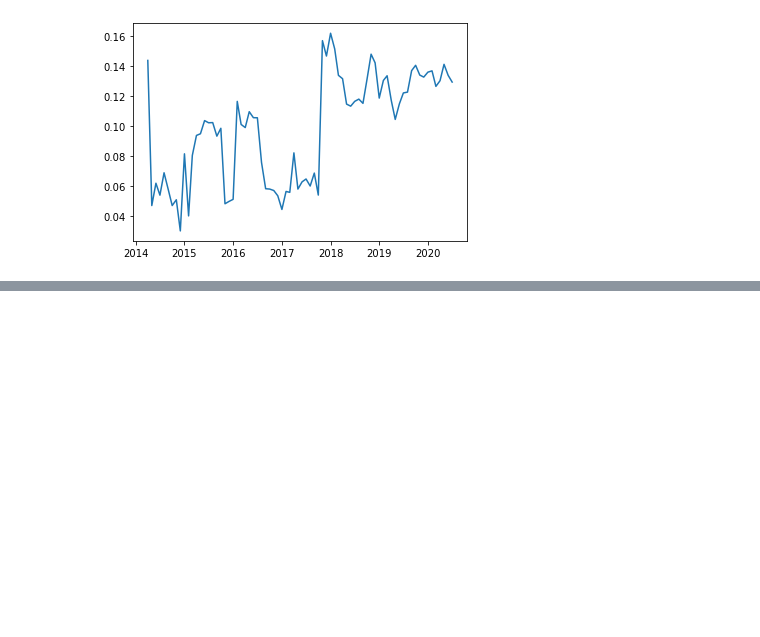
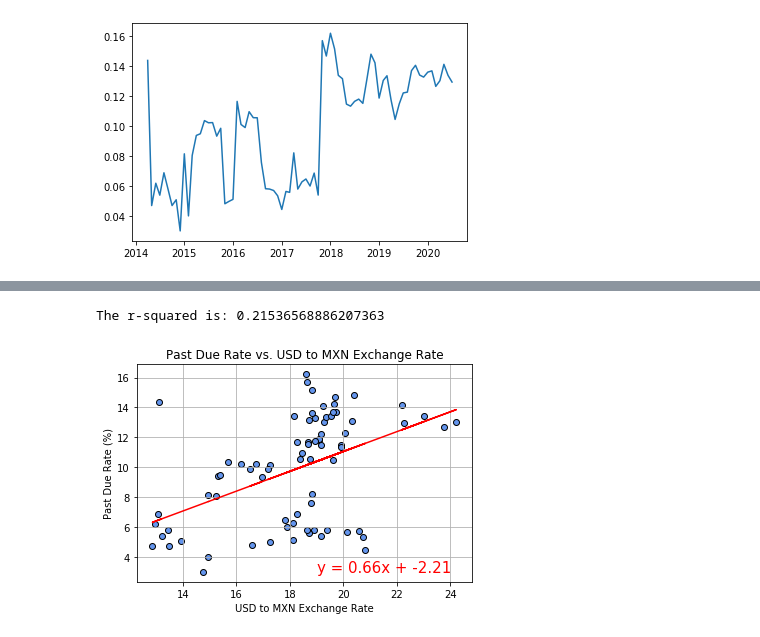
Before and after one commit to SergioGL8/P1---Digging-deep-in-past-due-patterns-, a Jupyter notebook: explore_visual.ipynb, the cells around one changed output, grey strips where cells are left out. Cells and saved outputs as stored; diff of their text form; code cells hidden in the pictures; blank space fills up the shorter version.

Commit message:
Past due rate vs. exchange rate scatter plot

```diff
--- a/explore_visual.ipynb
+++ b/explore_visual.ipynb
@@ -215,0 +218,9 @@ DATE
+# %%
+# Creating new column in DataFrame to include the USD to MEX Exchange Rate
+exc_pastdue_df = past_due_index
+exc_pastdue_df.reset_index(level=0, inplace=True)
+exc_pastdue_df.rename(columns = {'DATE':'Date'}, inplace = True)
+exc_pastdue_df['Date'] = exc_pastdue_df['Date'].astype(str)
+exc_pastdue_df['Date'] = exc_pastdue_df['Date'].str[:-3]
+
+exc_pastdue_df.head()
@@ -215,0 +234,7 @@ DATE
+# %%
+# Getting Exchange Rate data
+exchange_rate_path = "datasets/output/exchange_rates.csv"
+exchange_rate_df = pd.read_csv(exchange_rate_path)
+del exchange_rate_df['Unnamed: 0']
+exchange_rate_df['Date'] = exchange_rate_df['Date'].str[:-3]
+exchange_rate_df.head()
@@ -215,0 +248,4 @@ DATE
+# %%
+# Merge both DataFrames
+exc_pastdue_df = exc_pastdue_df.merge(exchange_rate_df)
+exc_pastdue_df.head()
@@ -215,0 +259,20 @@ DATE
+# %%
+# Scatter plot
+x_values = exc_pastdue_df['Exhange Rate']
+y_values = exc_pastdue_df['Past Due Rate'] * 100
+
+(slope, intercept, rvalue, pvalue, stderr) = linregress(x_values, y_values)
+regress_values = x_values * slope + intercept
+line_eq = "y = " + str(round(slope,2)) + "x + " + str(round(intercept,2))
+print(f"The r-squared is: {rvalue**2}")
+plt.scatter(x_values,y_values, color='cornflowerblue', edgecolors='black')
+plt.plot(x_values,regress_values,"r-")
+plt.annotate(line_eq, (19, min(y_values)), fontsize=15, color="red")
+plt.title('Past Due Rate vs. USD to MXN Exchange Rate')
+plt.xlabel('USD to MXN Exchange Rate')
+plt.ylabel('Past Due Rate (%)')
+plt.grid()
+plt.show()
+# %% [output]
+The r-squared is: 0.21536568886207363
+[figure, added]
```
Also changed, not shown: parts of 9 cells of this notebook.
